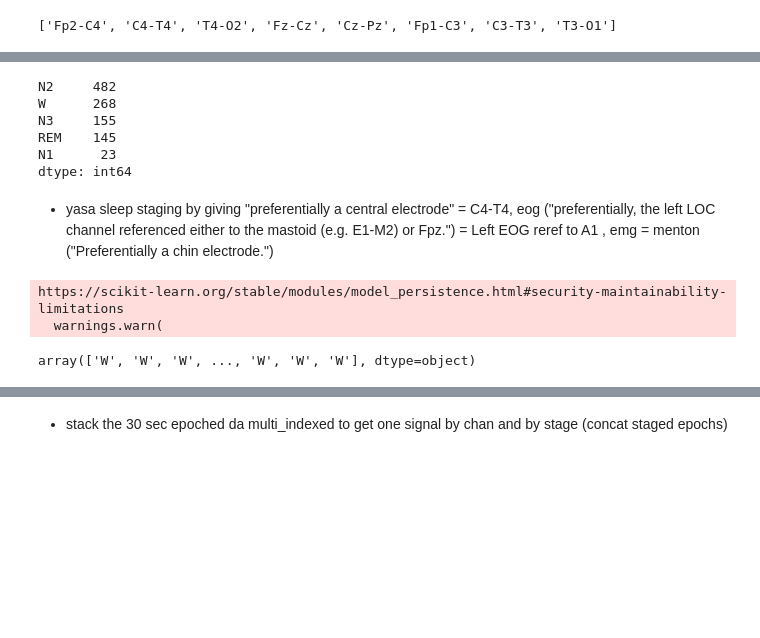
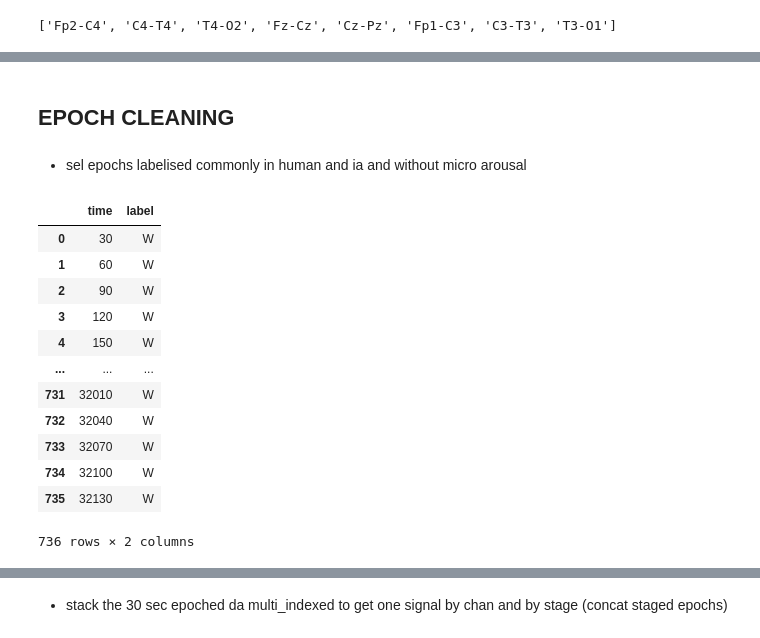
Before and after one commit to ValentinGhibaudo/Sleep_EEG_Respi, a Jupyter notebook: raw_to_da_and_staging.ipynb, the cells around one changed output, grey strips where cells are left out. Cells and saved outputs as stored; diff of their text form; code cells hidden in the pictures; blank space fills up the shorter version.

```diff
--- a/raw_to_da_and_staging.ipynb
+++ b/raw_to_da_and_staging.ipynb
@@ -195,0 +248,20 @@ eeg_names
+# %%
+def compare_yasa_vs_human(yasa_stages=yasa_stages, human_stages=list(get_human_stages().loc[:,'label'])):
+    rows = []
+    mismatch_epochs = []
+    mismatched_rows = []
+    for i in range(len(yasa_stages)):
+        yasa_epoch = yasa_stages[i]
+        human_epoch = human_stages[i]
+
+        if yasa_epoch == human_epoch:
+            rows.append([yasa_epoch, human_epoch , 1])
+        else:
+            rows.append([yasa_epoch, human_epoch , 0])
+            mismatch_epochs.append(i)
+            mismatched_rows.append([yasa_epoch, human_epoch])
+    df = pd.DataFrame(rows , columns = ['yasa','human','win'])
+    df_mismatched = pd.DataFrame(mismatched_rows , columns = ['yasa','human'])
+    return df, mismatch_epochs, df_mismatched
+# %%
+df_correspondance, mismatch_epochs, df_mismatched = compare_yasa_vs_human()
@@ -196,2 +292,13 @@ eeg_names
+# %%
+common_epochs = list(df_correspondance[df_correspondance['win'] == 1].index)
+# %% [markdown]
+## **EPOCH CLEANING**
+# %% [markdown]
+* sel epochs labelised commonly in human and ia and without micro arousal
 # %%
-txt_hypno_path = glob.glob(f'../data/{patient}/*AhypnoEXP.txt')[0]
+df_labels = get_human_stages() # get human stages
+epochs_arousal = get_epochs_with_arousal() # get epochs with arousal
+epochs_without_arousal = [ epoch for epoch in df_labels.index if not epoch in epochs_arousal] # get epochs withhout arousal
+df_labels_without_arousal = df_labels[df_labels['index'].isin(epochs_without_arousal)].loc[:,['time','label']] # mask without epochs with arousal
+common_epochs_without_arousal = [ epoch for epoch in common_epochs if not epoch in epochs_arousal]
+df_common_epochs_without_arousal = df_labels[df_labels['index'].isin(common_epochs_without_arousal)].loc[:,['time','label']].reset_index(drop=True).iloc[:-1,:] # not take last epoch that is cut
@@ -200,12 +305,16 @@ hypno = np.loadtxt(txt_hypno_path, dtype = str)
 # %%
-hypno = hypno[:,2]
-pd.Series(hypno).value_counts()
+df_common_epochs_without_arousal
 # %% [output]
+|  | time | label |
+| 0 | 30 | W |
+| 1 | 60 | W |
+| 2 | 90 | W |
+| 3 | 120 | W |
+| 4 | 150 | W |
+| ... | ... | ... |
+| 731 | 32010 | W |
+| 732 | 32040 | W |
+| 733 | 32070 | W |
+| 734 | 32100 | W |
+| 735 | 32130 | W |
-N2     482
-W      268
-N3     155
-REM    145
-N1      23
-dtype: int64
+736 rows × 2 columns
-# %% [markdown]
-* yasa sleep staging by giving "preferentially a central electrode" = C4-T4, eog ("preferentially, the left LOC channel referenced either to the mastoid (e.g. E1-M2) or Fpz.") = Left EOG reref to A1 , emg = menton ("Preferentially a chin electrode.")
@@ -214,7 +320,0 @@ sls = yasa.SleepStaging(raw , eeg_name = 'C4-T4' , eog_name = 'EOGG-A2', emg_nam
-# %%
-y_pred = sls.predict()
-y_pred
-# %% [output]
-https://scikit-learn.org/stable/modules/model_persistence.html#security-maintainability-limitations
-  warnings.warn(
-array(['W', 'W', 'W', ..., 'W', 'W', 'W'], dtype=object)
```
Also changed, not shown: parts of 49 cells of this notebook, 4 other files.
